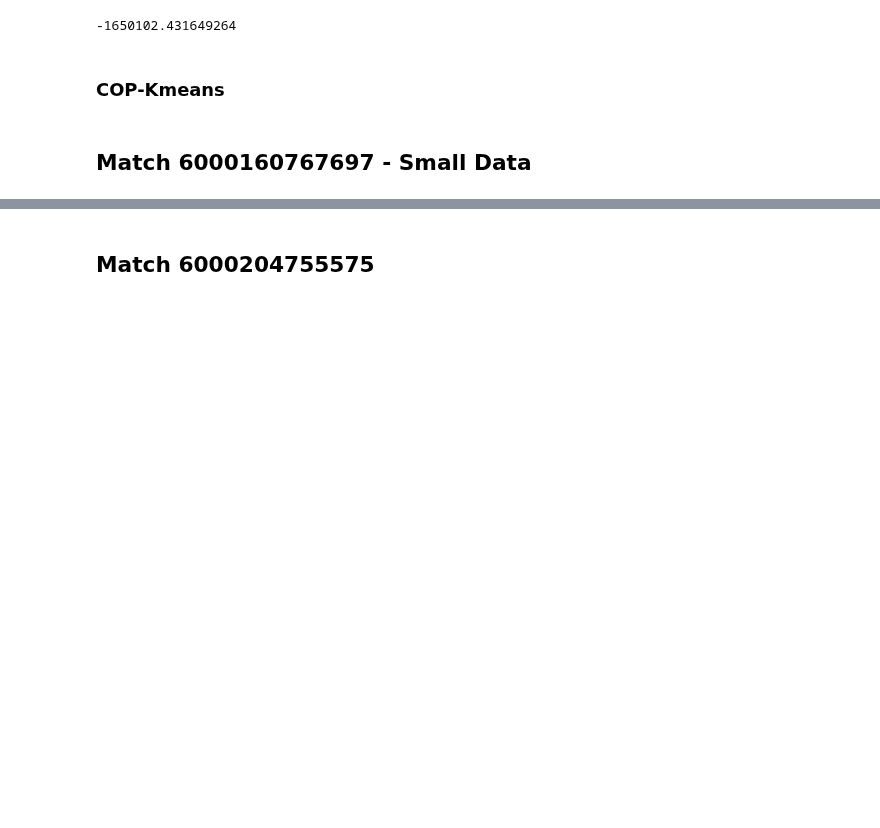
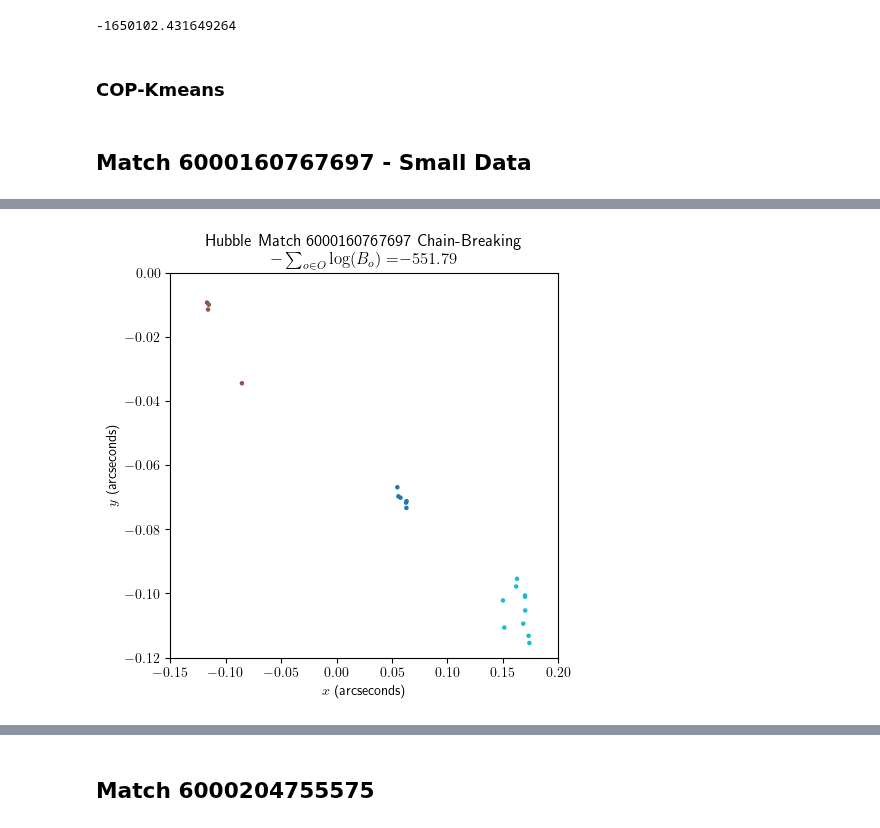
Before and after one commit to jacobf18/astronomical-matching, a Jupyter notebook: hubble.ipynb, the cells around one changed output, grey strips where cells are left out. Drawn from its saved outputs; the diff is of its cells as text; code cells hidden in the pictures; blank space fills up the shorter version.

```diff
--- a/hubble.ipynb
+++ b/hubble.ipynb
@@ -829,0 +369,15 @@ KeyboardInterrupt:
+# %%
+plt.figure(figsize=(5,5))
+plt.scatter(data_df_2['coord1 (arcseconds)'],
+            data_df_2['coord2 (arcseconds)'],
+            s=5.0, c = data_df_2.SubID, cmap='tab10')
+plt.title("Hubble Match 6000160767697 Chain-Breaking\n"
+              r"$-\sum_{{o\in O}}\log(B_o)=$"
+              f"${neg_log_bayes(data_df_2, data_df_2.SubID):.2f}$")
+plt.xlabel("$x$ (arcseconds)")
+plt.ylabel("$y$ (arcseconds)")
+plt.xlim([-0.15,0.2])
+plt.ylim([-0.12,0])
+plt.savefig("figures/presentation/hubble_chain-breaking_small.svg")
+# %% [output]
+[figure, added]
```
Also changed, not shown: parts of 26 cells of this notebook, 16 other files.
